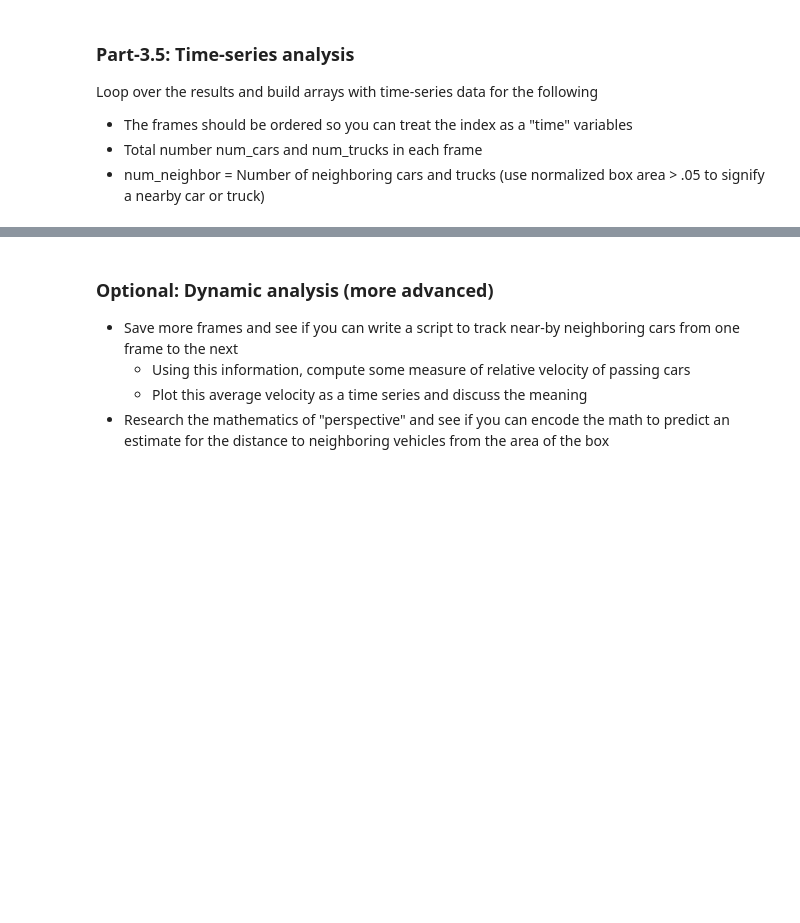
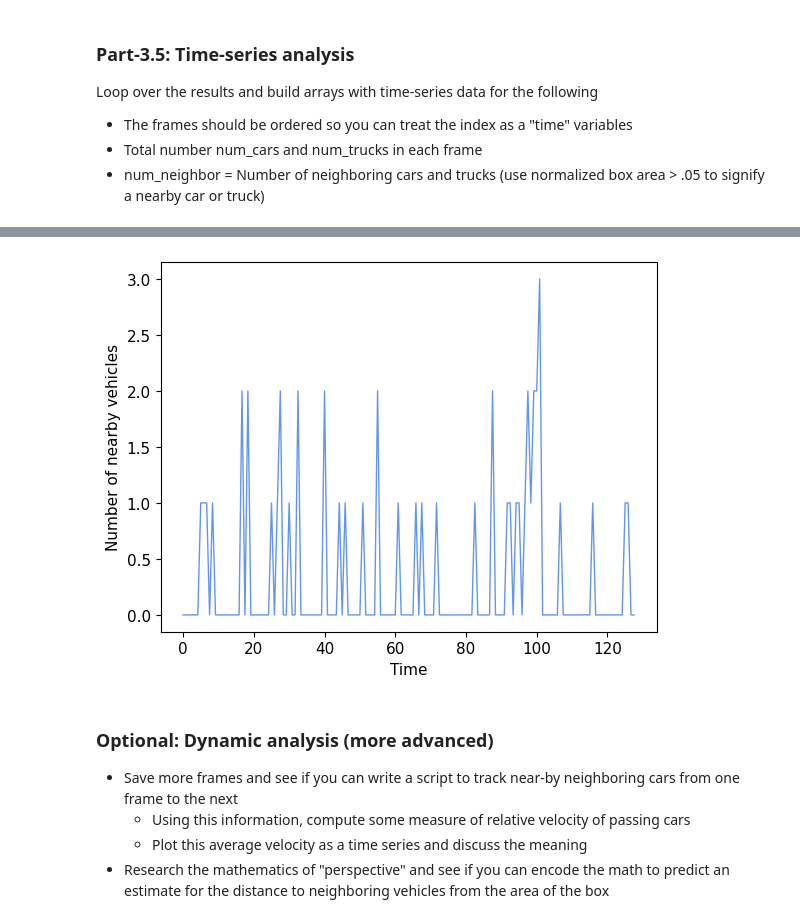
Before and after one commit to arigelbard/dsan6600-HW3, a Jupyter notebook: HW-03.ipynb, the cells around one changed output, grey strips where cells are left out. Saved outputs shown, nothing was run; the diff lists cells and outputs as text; code cells hidden in the pictures; blank space fills up the shorter version.

```diff
--- a/HW-03.ipynb
+++ b/HW-03.ipynb
@@ -233,3 +340,11 @@ NEARBY
+# %%
+# INSERT CODE TO GENERATE THE FOLLOWING PLOT
+plt.plot(time, nearby, color='cornflowerblue', label='nearby',linewidth=1)
+plt.xlabel('Time')
+plt.ylabel('Number of nearby vehicles')
+plt.show()
+# %% [output]
+[figure, added]
 # %% [markdown]
 ### Optional: Dynamic analysis (more advanced)
 
```
Also changed, not shown: parts of 28 cells of this notebook, 2 other files.
